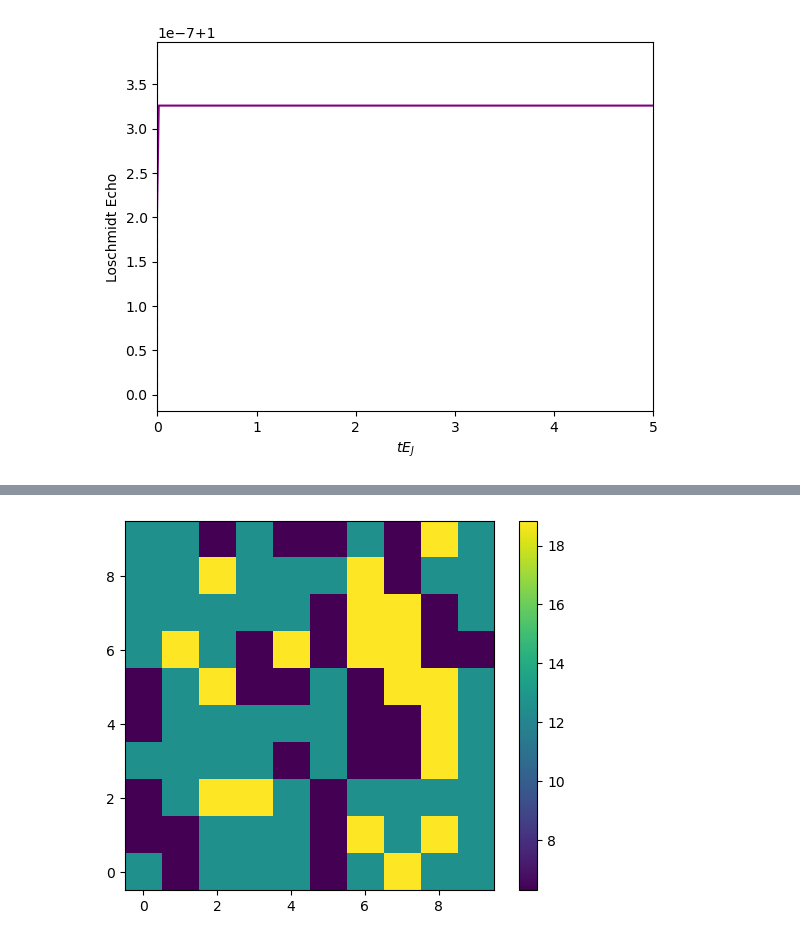
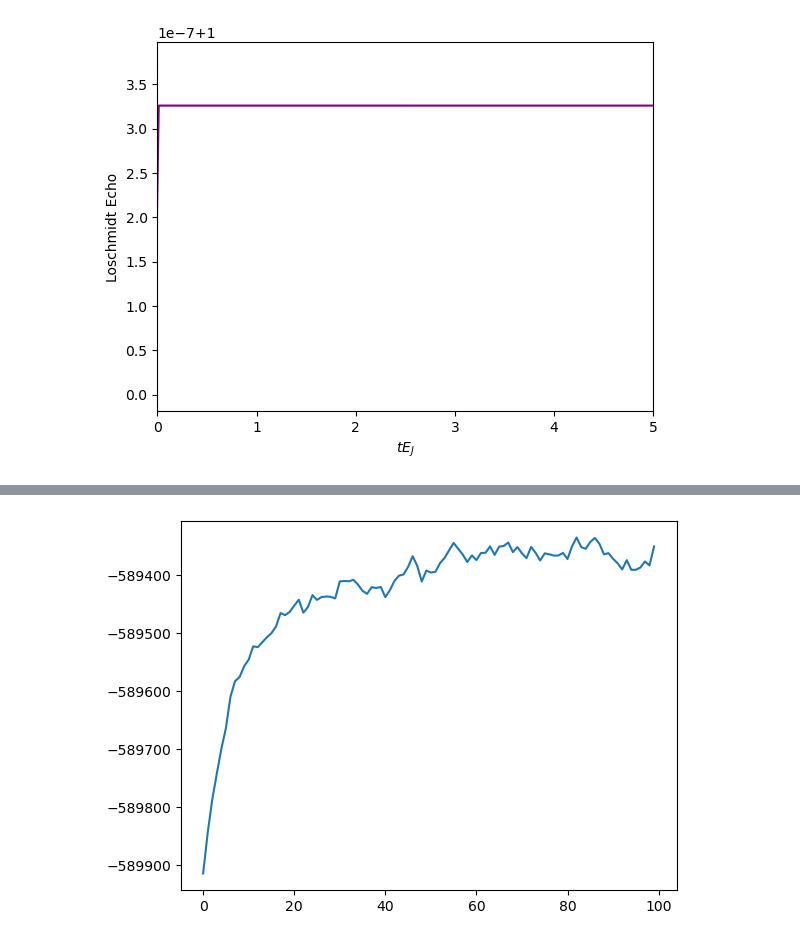
Before and after one commit to j-curtis/QMC_XY_rotor, a Jupyter notebook: testing.ipynb, the cells around one changed output, grey strips where cells are left out. Cells and saved outputs as stored; diff of their text form; code cells hidden in the pictures.

```diff
--- a/testing.ipynb
+++ b/testing.ipynb
@@ -266,6 +263,11 @@ sim.sample()
-# %%
-plt.imshow(sim.vort_samples[...,0,0],origin='lower')
-plt.colorbar()
-plt.show()
-# %% [output]
-[figure, removed]
+# %%
+EJ = 1.
+EC = 0.05
+T = 0.8
+L = 6
+M = 32
+sim = qmc.QMC(EJ,EC,T,L,M)
+# %%
+nsample = 100
+nburn = 0
+nstep = 10
@@ -271,0 +280,5 @@ plt.show()
+# %%
+plt.plot(sim.action_samples)
+plt.show()
+# %% [output]
+[figure, added]
```
Also changed, not shown: parts of 13 cells of this notebook, 1 other file.
